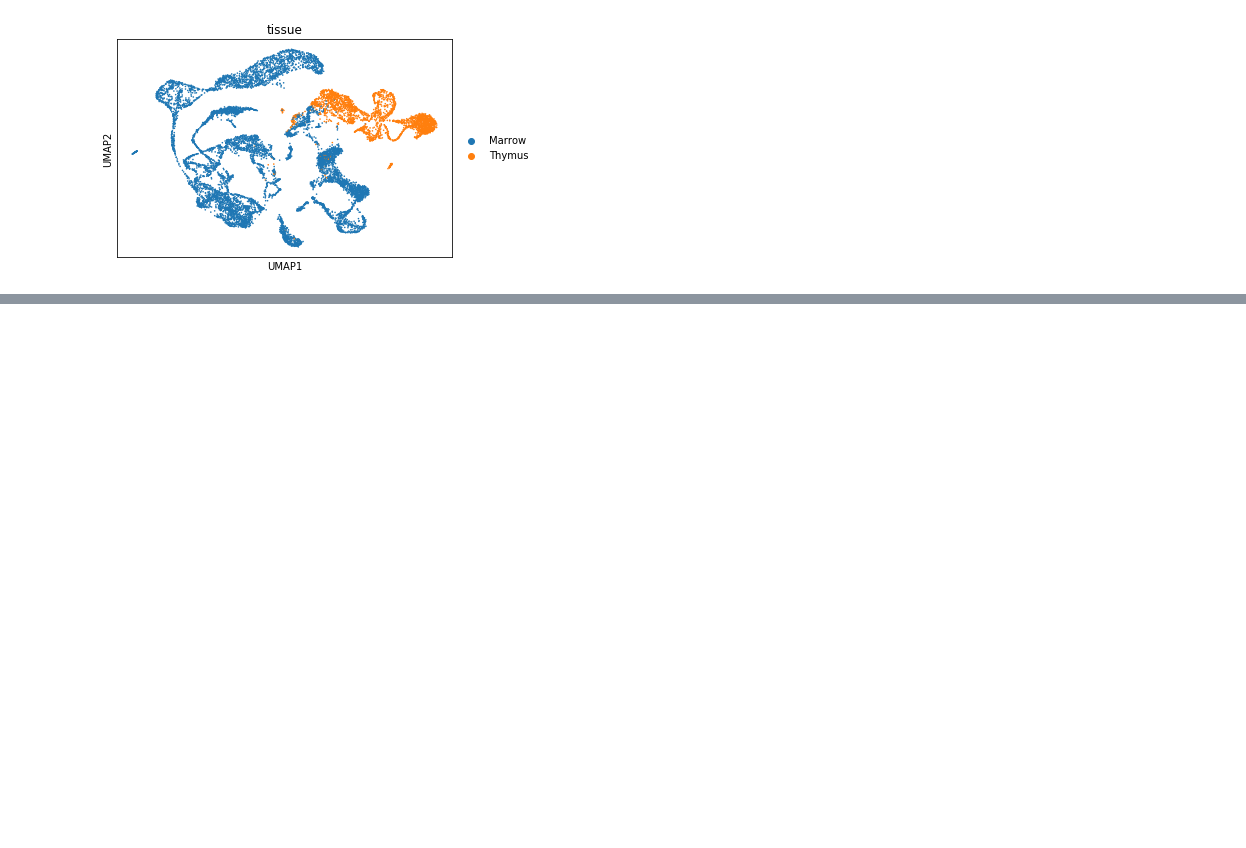
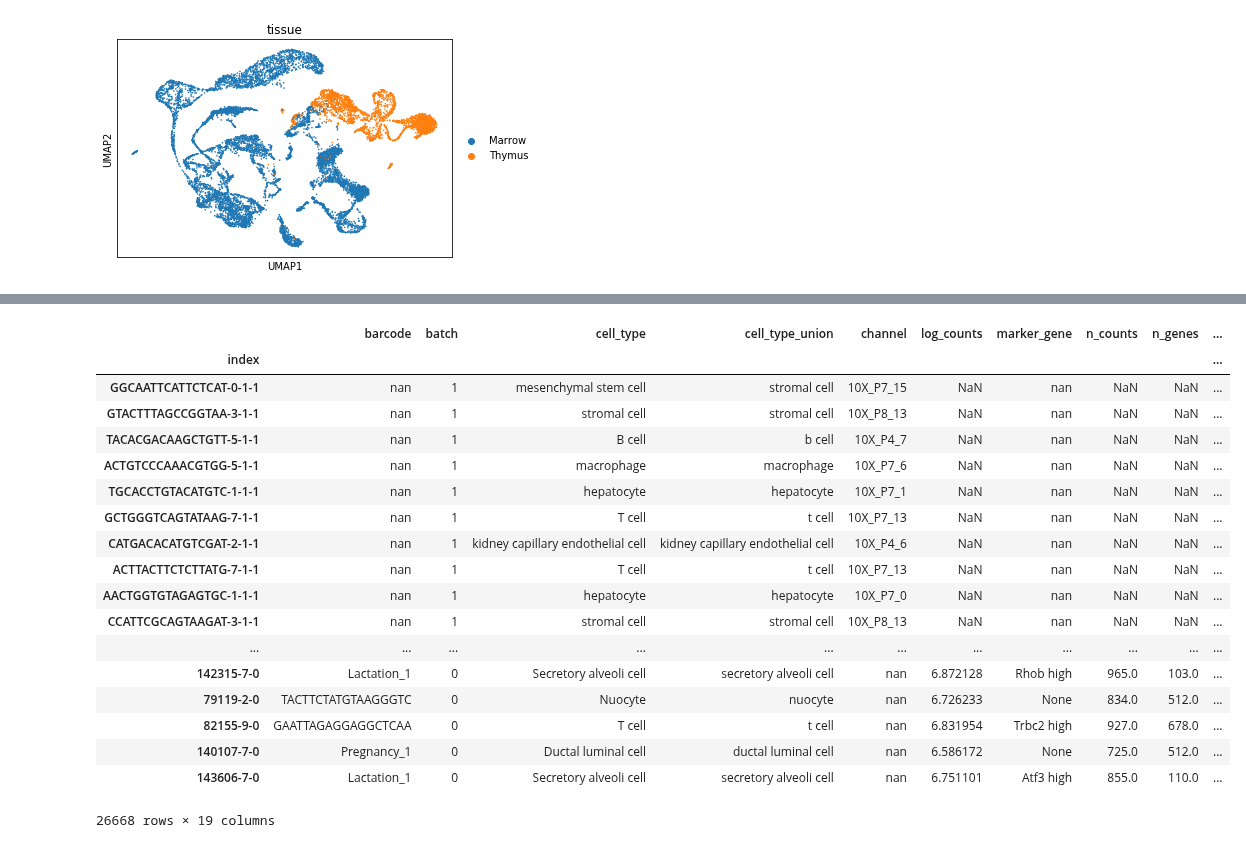
Before and after one commit to theislab/scib, a Jupyter notebook: notebooks/integration/conos.ipynb, the cells around one changed output, grey strips where cells are left out. Cells and saved outputs as stored; diff of their text form; code cells hidden in the pictures; blank space fills up the shorter version.

```diff
--- a/notebooks/integration/conos.ipynb
+++ b/notebooks/integration/conos.ipynb
@@ -130,0 +364,24 @@ sc.pl.umap(integrated, color='tissue')
+# %%
+con2 = sc.read('/home/icb/daniel.strobl/small_test_conos_new.h5ad')
+# %%
+con2.obs
+# %% [output]
+|  | barcode | batch | cell_type | cell_type_union | channel | log_counts | marker_gene | n_counts | n_genes | ... |
+| index |  |  |  |  |  |  |  |  |  | ... |
+| GGCAATTCATTCTCAT-0-1-1 | nan | 1 | mesenchymal stem cell | stromal cell | 10X_P7_15 | NaN | nan | NaN | NaN | ... |
+| GTACTTTAGCCGGTAA-3-1-1 | nan | 1 | stromal cell | stromal cell | 10X_P8_13 | NaN | nan | NaN | NaN | ... |
+| TACACGACAAGCTGTT-5-1-1 | nan | 1 | B cell | b cell | 10X_P4_7 | NaN | nan | NaN | NaN | ... |
+| ACTGTCCCAAACGTGG-5-1-1 | nan | 1 | macrophage | macrophage | 10X_P7_6 | NaN | nan | NaN | NaN | ... |
+| TGCACCTGTACATGTC-1-1-1 | nan | 1 | hepatocyte | hepatocyte | 10X_P7_1 | NaN | nan | NaN | NaN | ... |
+| GCTGGGTCAGTATAAG-7-1-1 | nan | 1 | T cell | t cell | 10X_P7_13 | NaN | nan | NaN | NaN | ... |
+| CATGACACATGTCGAT-2-1-1 | nan | 1 | kidney capillary endothelial cell | kidney capillary endothelial cell | 10X_P4_6 | NaN | nan | NaN | NaN | ... |
+| ACTTACTTCTCTTATG-7-1-1 | nan | 1 | T cell | t cell | 10X_P7_13 | NaN | nan | NaN | NaN | ... |
+| AACTGGTGTAGAGTGC-1-1-1 | nan | 1 | hepatocyte | hepatocyte | 10X_P7_0 | NaN | nan | NaN | NaN | ... |
+| CCATTCGCAGTAAGAT-3-1-1 | nan | 1 | stromal cell | stromal cell | 10X_P8_13 | NaN | nan | NaN | NaN | ... |
+| ... | ... | ... | ... | ... | ... | ... | ... | ... | ... | ... |
+| 142315-7-0 | Lactation_1 | 0 | Secretory alveoli cell | secretory alveoli cell | nan | 6.872128 | Rhob high | 965.0 | 103.0 | ... |
+| 79119-2-0 | TACTTCTATGTAAGGGTC | 0 | Nuocyte | nuocyte | nan | 6.726233 | None | 834.0 | 512.0 | ... |
+| 82155-9-0 | GAATTAGAGGAGGCTCAA | 0 | T cell | t cell | nan | 6.831954 | Trbc2 high | 927.0 | 678.0 | ... |
+| 140107-7-0 | Pregnancy_1 | 0 | Ductal luminal cell | ductal luminal cell | nan | 6.586172 | None | 725.0 | 512.0 | ... |
+| 143606-7-0 | Lactation_1 | 0 | Secretory alveoli cell | secretory alveoli cell | nan | 6.751101 | Atf3 high | 855.0 | 110.0 | ... |
+26668 rows × 19 columns
```
Also changed, not shown: parts of 26 cells of this notebook, 1 other file.
